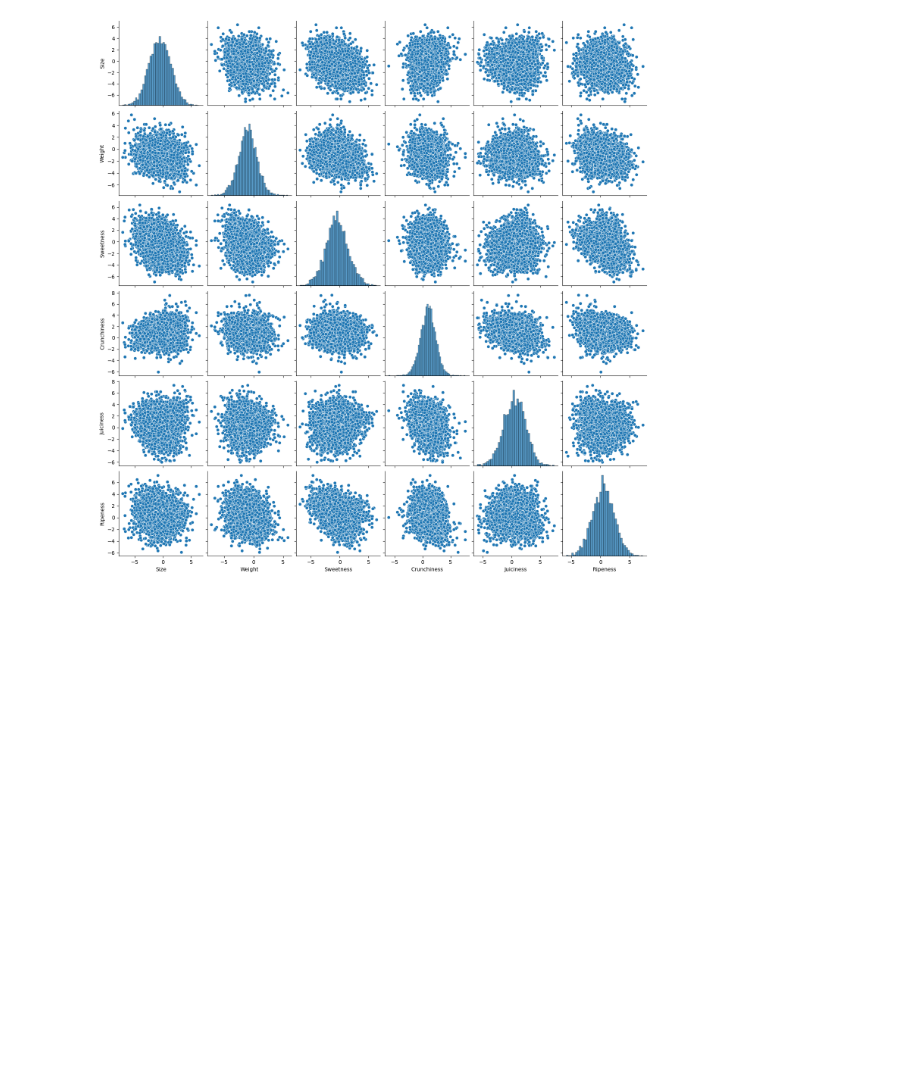
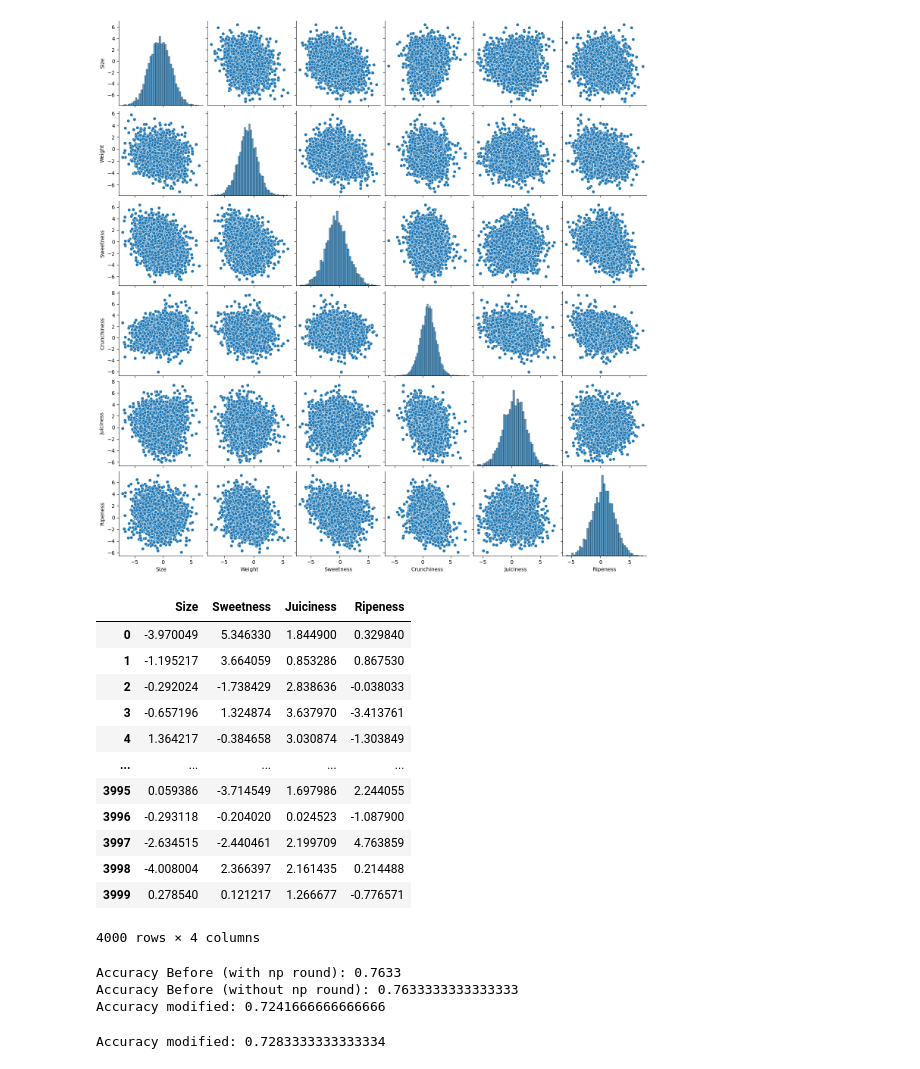
Before and after one commit to insomnius/aiindonesia, a Jupyter notebook: python-datascience/Logistic Regression - Apple Classifications.ipynb, the cells around one changed output. Saved outputs shown, nothing was run; the diff lists cells and outputs as text; code cells hidden in the pictures; blank space fills up the shorter version.

```diff
--- a/python-datascience/Logistic Regression - Apple Classifications.ipynb
+++ b/python-datascience/Logistic Regression - Apple Classifications.ipynb
@@ -267,3 +267,49 @@ sns.pairplot(source)
 plt.show()
 # %% [output]
 [figure]
+# %%
+x_mod = source.drop(["Weight", "Crunchiness", "Acidity"], axis=1)
+
+x_mod
+# %% [output]
+|  | Size | Sweetness | Juiciness | Ripeness |
+| 0 | -3.970049 | 5.346330 | 1.844900 | 0.329840 |
+| 1 | -1.195217 | 3.664059 | 0.853286 | 0.867530 |
+| 2 | -0.292024 | -1.738429 | 2.838636 | -0.038033 |
+| 3 | -0.657196 | 1.324874 | 3.637970 | -3.413761 |
+| 4 | 1.364217 | -0.384658 | 3.030874 | -1.303849 |
+| ... | ... | ... | ... | ... |
+| 3995 | 0.059386 | -3.714549 | 1.697986 | 2.244055 |
+| 3996 | -0.293118 | -0.204020 | 0.024523 | -1.087900 |
+| 3997 | -2.634515 | -2.440461 | 2.199709 | 4.763859 |
+| 3998 | -4.008004 | 2.366397 | 2.161435 | 0.214488 |
+| 3999 | 0.278540 | 0.121217 | 1.266677 | -0.776571 |
+4000 rows × 4 columns
+# %%
+X_train_mod, X_test_mod, y_train_mod, y_test_mod = train_test_split(x_mod, target, random_state=42, test_size=0.3, shuffle=True)
+# X_train_mod = sc_x.fit_transform(X_train_mod)
+# X_test_mod = sc_x.fit_transform(X_test_mod)
+
+model_mod = LogisticRegression(random_state=42, solver="saga")
+model_mod.fit(X_train_mod,y_train_mod)
+predictions_mod = model_mod.predict(X_test_mod)
+
+print("Accuracy Before (with np round):", np.round(accuracy_score(y_test, y_pred), 4))
+print("Accuracy Before (without np round):", accuracy_score(y_test, y_pred))
+print("Accuracy modified:",accuracy_score(y_test_mod, predictions_mod)) # Accuracy
+# %% [output]
+Accuracy Before (with np round): 0.7633
+Accuracy Before (without np round): 0.7633333333333333
+Accuracy modified: 0.7241666666666666
+# %%
+sc_x = StandardScaler()
+
+X_train_mod = sc_x.fit_transform(X_train_mod)
+X_test_mod = sc_x.fit_transform(X_test_mod)
+
+model_mod = LogisticRegression(random_state=42, solver="saga")
+model_mod.fit(X_train_mod,y_train_mod)
+predictions_mod = model_mod.predict(X_test_mod)
+print("Accuracy modified:",accuracy_score(y_test_mod, predictions_mod)) # Accuracy
+# %% [output]
+Accuracy modified: 0.7283333333333334
```
Also changed, not shown: parts of 2 cells of this notebook, 4 other files.
